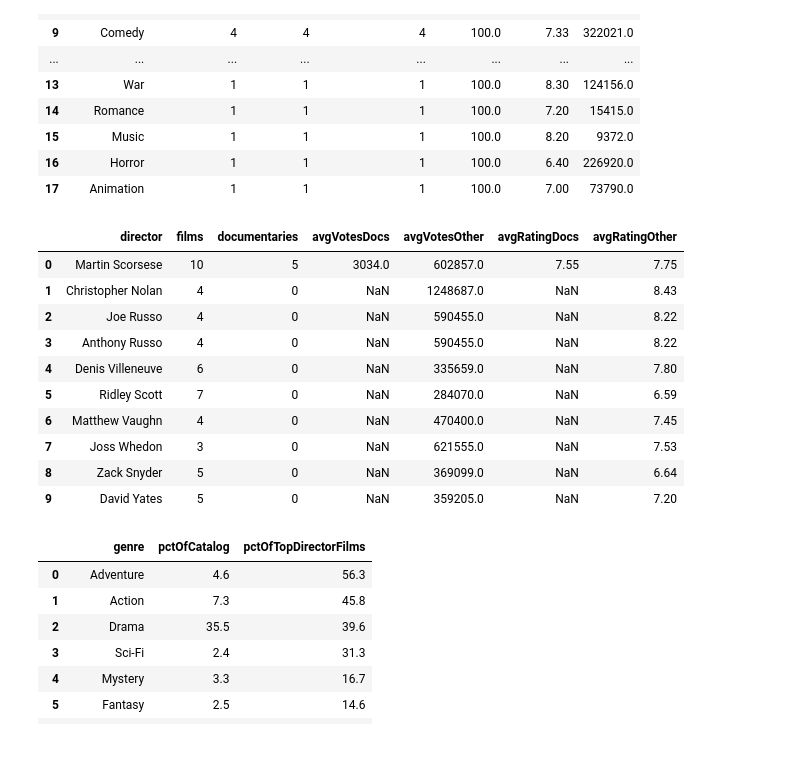
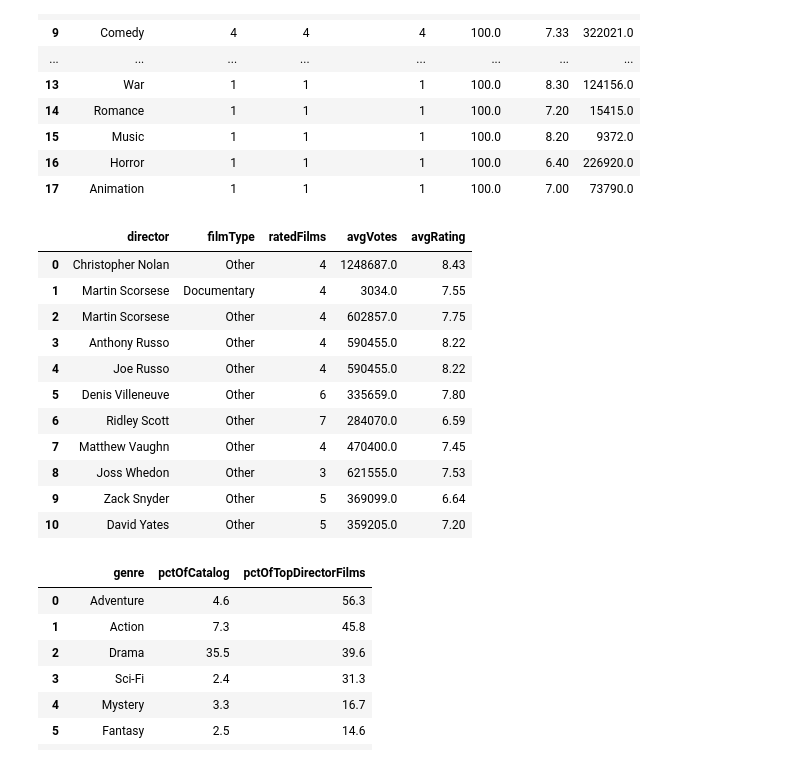
Before and after one commit to janbalangue/dsc-sql-summative-lab, a Jupyter notebook: SQLSummativeLab.ipynb, the cells around one changed output. Cells and saved outputs as stored; diff of their text form; code cells hidden in the pictures.

```diff
--- a/SQLSummativeLab.ipynb
+++ b/SQLSummativeLab.ipynb
@@ -1054,45 +1054,45 @@ top_director_genres
 | 16 | Horror | 1 | 1 | 1 | 100.0 | 6.40 | 226920.0 |
 | 17 | Animation | 1 | 1 | 1 | 100.0 | 7.00 | 73790.0 |
 # %%
-# Which of these directors made documentaries, and how do those compare with their other films?
+# Documentaries vs. other films for each top director, rated films only.
+# One row per director and film type, so a director with no documentaries has no Documentary
+# row instead of a null average.
 director_doc_split = pd.read_sql(top_director_ctes + """
 SELECT p.primary_name AS director,
-       COUNT(*) AS films,
-       SUM(CASE WHEN ',' || b.genres || ',' LIKE '%,Documentary,%' THEN 1 ELSE 0 END) AS documentaries,
-       ROUND(AVG(CASE WHEN ',' || b.genres || ',' LIKE '%,Documentary,%'
-                      THEN r.numvotes END), 0) AS avgVotesDocs,
-       ROUND(AVG(CASE WHEN ',' || b.genres || ',' NOT LIKE '%,Documentary,%'
-                      THEN r.numvotes END), 0) AS avgVotesOther,
-       ROUND(AVG(CASE WHEN ',' || b.genres || ',' LIKE '%,Documentary,%'
-                      THEN r.averagerating END), 2) AS avgRatingDocs,
-       ROUND(AVG(CASE WHEN ',' || b.genres || ',' NOT LIKE '%,Documentary,%'
-                      THEN r.averagerating END), 2) AS avgRatingOther
+       CASE WHEN ',' || b.genres || ',' LIKE '%,Documentary,%' THEN 'Documentary'
+            ELSE 'Other' END AS filmType,
+       COUNT(*) AS ratedFilms,
+       ROUND(AVG(r.numvotes), 0) AS avgVotes,
+       ROUND(AVG(r.averagerating), 2) AS avgRating
 FROM top_directors AS t
 JOIN director_films AS df
   ON t.person_id = df.person_id
 JOIN movie_basics AS b
   ON df.movie_id = b.movie_id
+JOIN movie_ratings AS r
+  ON b.movie_id = r.movie_id
 JOIN persons AS p
   ON t.person_id = p.person_id
-LEFT JOIN movie_ratings AS r
-  ON b.movie_id = r.movie_id
 WHERE b.genres IS NOT NULL
-GROUP BY t.person_id, p.primary_name
-ORDER BY documentaries DESC, t.totalVotes DESC;
+  AND r.numvotes IS NOT NULL
+  AND r.averagerating IS NOT NULL
+GROUP BY t.person_id, p.primary_name, filmType
+ORDER BY t.totalVotes DESC, director, filmType;
 """, conn4)
 director_doc_split
 # %% [output]
-|  | director | films | documentaries | avgVotesDocs | avgVotesOther | avgRatingDocs | avgRatingOther |
-| 0 | Martin Scorsese | 10 | 5 | 3034.0 | 602857.0 | 7.55 | 7.75 |
-| 1 | Christopher Nolan | 4 | 0 | NaN | 1248687.0 | NaN | 8.43 |
-| 2 | Joe Russo | 4 | 0 | NaN | 590455.0 | NaN | 8.22 |
-| 3 | Anthony Russo | 4 | 0 | NaN | 590455.0 | NaN | 8.22 |
-| 4 | Denis Villeneuve | 6 | 0 | NaN | 335659.0 | NaN | 7.80 |
-| 5 | Ridley Scott | 7 | 0 | NaN | 284070.0 | NaN | 6.59 |
-| 6 | Matthew Vaughn | 4 | 0 | NaN | 470400.0 | NaN | 7.45 |
-| 7 | Joss Whedon | 3 | 0 | NaN | 621555.0 | NaN | 7.53 |
-| 8 | Zack Snyder | 5 | 0 | NaN | 369099.0 | NaN | 6.64 |
-| 9 | David Yates | 5 | 0 | NaN | 359205.0 | NaN | 7.20 |
+|  | director | filmType | ratedFilms | avgVotes | avgRating |
+| 0 | Christopher Nolan | Other | 4 | 1248687.0 | 8.43 |
+| 1 | Martin Scorsese | Documentary | 4 | 3034.0 | 7.55 |
+| 2 | Martin Scorsese | Other | 4 | 602857.0 | 7.75 |
+| 3 | Anthony Russo | Other | 4 | 590455.0 | 8.22 |
+| 4 | Joe Russo | Other | 4 | 590455.0 | 8.22 |
+| 5 | Denis Villeneuve | Other | 6 | 335659.0 | 7.80 |
+| 6 | Ridley Scott | Other | 7 | 284070.0 | 6.59 |
+| 7 | Matthew Vaughn | Other | 4 | 470400.0 | 7.45 |
+| 8 | Joss Whedon | Other | 3 | 621555.0 | 7.53 |
+| 9 | Zack Snyder | Other | 5 | 369099.0 | 6.64 |
+| 10 | David Yates | Other | 5 | 359205.0 | 7.20 |
 # %%
 # Genre mix: share of the top directors' films in each genre vs. the whole 2010-2019 catalog.
 # Shares add to more than 100% because a film can carry up to three genres.
```
Also changed, not shown: parts of 1 cell of this notebook.
